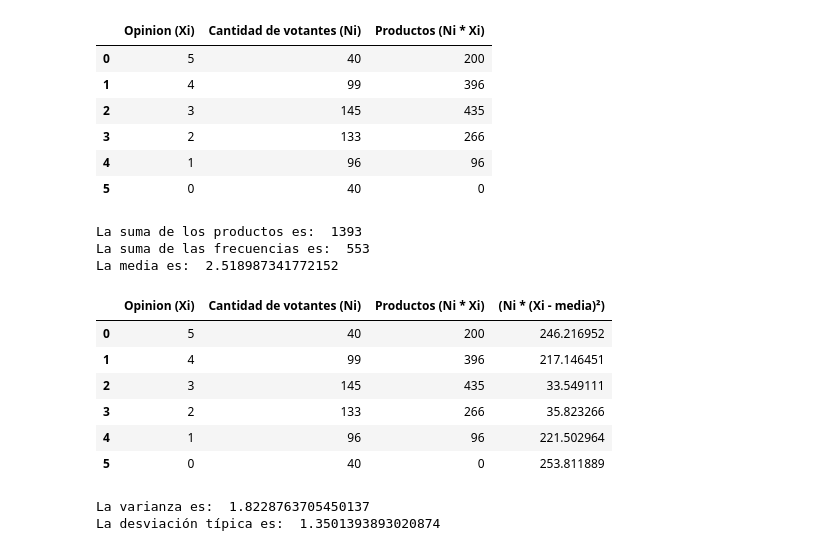
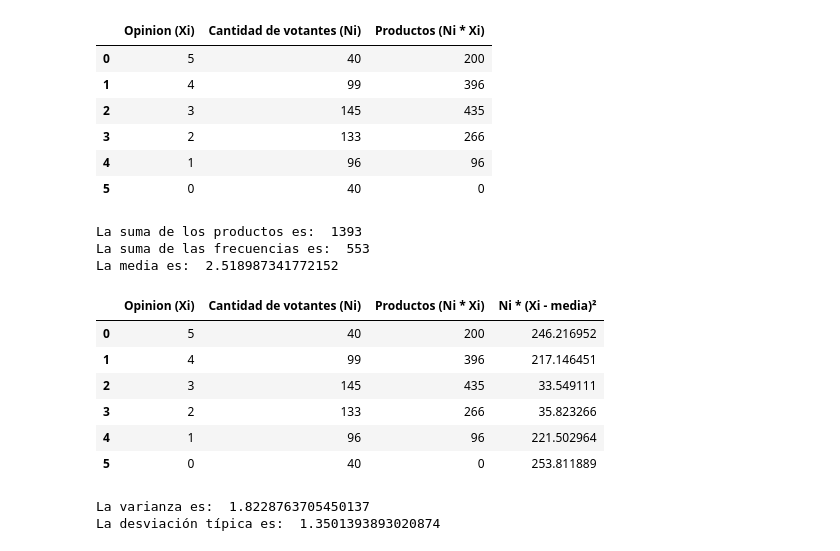
Before and after one commit to Enriquepardo/Criticas-de-peliculas, a Jupyter notebook: criticas.ipynb, the cells around one changed output. Drawn from its saved outputs; the diff is of its cells as text; code cells hidden in the pictures.

```diff
--- a/criticas.ipynb
+++ b/criticas.ipynb
@@ -124,24 +124,24 @@ df2
 # %%
 #  Sumamos los productos
 suma_productos = df2['Productos (Ni * Xi)'].sum()
 print('La suma de los productos es: ', suma_productos)
 
 #  Sumamos las frecuencias
 suma_frecuencias = df2['Cantidad de votantes (Ni)'].sum()
 print('La suma de las frecuencias es: ', suma_frecuencias)
 
 #  Calculamos la media
 media = suma_productos / suma_frecuencias
 print('La media es: ', media)
 
 #  Ahora vamos a pasar al cálculo de la varianza
-df2['(Ni * (Xi - media)²)'] = df2['Cantidad de votantes (Ni)'] * (df2['Opinion (Xi)'] - media)**2
+df2['Ni * (Xi - media)²'] = df2['Cantidad de votantes (Ni)'] * (df2['Opinion (Xi)'] - media)**2
 df2
 # %% [output]
 La suma de los productos es:  1393
 La suma de las frecuencias es:  553
 La media es:  2.518987341772152
-|  | Opinion (Xi) | Cantidad de votantes (Ni) | Productos (Ni * Xi) | (Ni * (Xi - media)²) |
+|  | Opinion (Xi) | Cantidad de votantes (Ni) | Productos (Ni * Xi) | Ni * (Xi - media)² |
 | 0 | 5 | 40 | 200 | 246.216952 |
 | 1 | 4 | 99 | 396 | 217.146451 |
 | 2 | 3 | 145 | 435 | 33.549111 |
```
Also changed, not shown: parts of 5 cells of this notebook.
